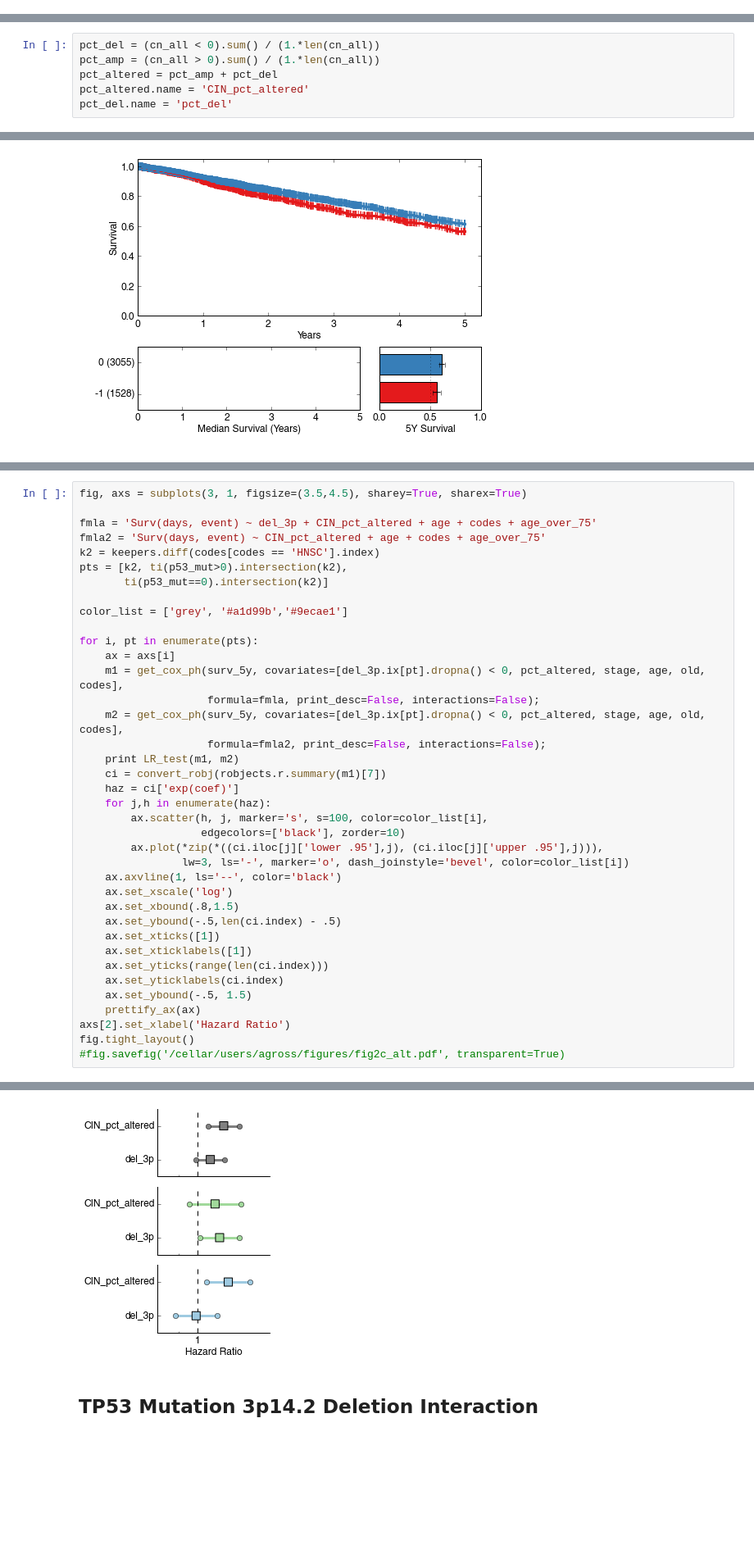
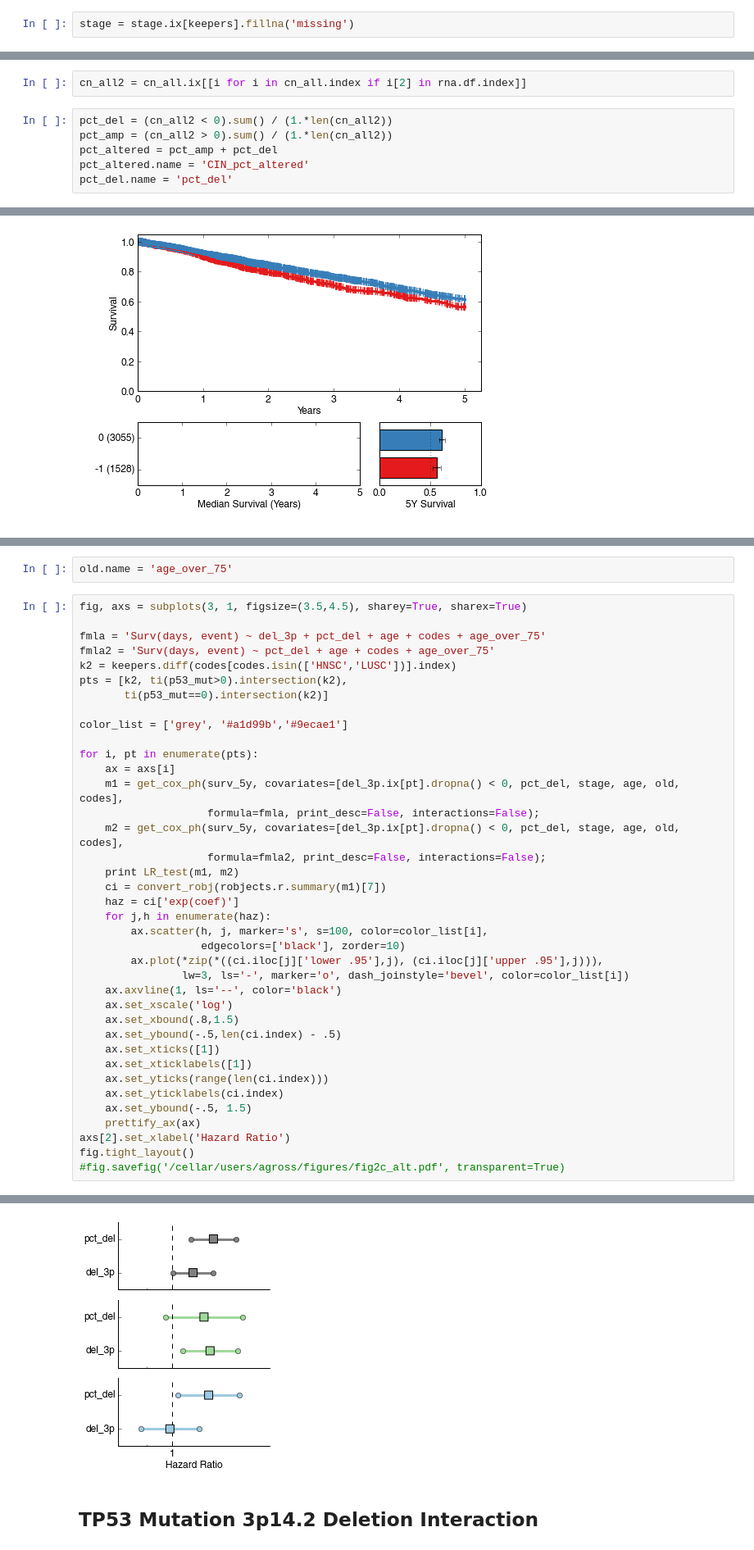
Before and after one commit to theandygross/TCGA, a Jupyter notebook: Analysis_Notebooks/PANCAN_cohort.ipynb, the cells around one changed output, grey strips where cells are left out. Shown: that part at 82% size. Saved outputs shown, nothing was run; the diff lists cells and outputs as text; blank space fills up the shorter version.

```diff
--- a/Analysis_Notebooks/PANCAN_cohort.ipynb
+++ b/Analysis_Notebooks/PANCAN_cohort.ipynb
@@ -365,6 +355,8 @@ keepers = true_index((filters > 0).sum(1) == 0)
 keepers = keepers.intersection(surv_5y.unstack().index)
 keepers = keepers.intersection(p53_new.index).intersection(cn_all.columns)
 keepers = keepers.intersection(codes.index)
+# %%
+stage = stage.ix[keepers].fillna('missing')
 # %%
 len(keepers)
 # %% [output]
@@ -396,9 +388,11 @@ hazzard                                                   1.11
 dtype: object
 # %% [markdown]
 ## 3p14.2 Deletion
+# %%
+cn_all2 = cn_all.ix[[i for i in cn_all.index if i[2] in rna.df.index]]
 # %%
-pct_del = (cn_all < 0).sum() / (1.*len(cn_all))
-pct_amp = (cn_all > 0).sum() / (1.*len(cn_all))
+pct_del = (cn_all2 < 0).sum() / (1.*len(cn_all2))
+pct_amp = (cn_all2 > 0).sum() / (1.*len(cn_all2))
 pct_altered = pct_amp + pct_del
 pct_altered.name = 'CIN_pct_altered'
 pct_del.name = 'pct_del'
@@ -427,10 +421,12 @@ hazzard                                                   1.16
 dtype: object
+# %%
+old.name = 'age_over_75'
 # %%
 fig, axs = subplots(3, 1, figsize=(3.5,4.5), sharey=True, sharex=True)
 
-fmla = 'Surv(days, event) ~ del_3p + CIN_pct_altered + age + codes + age_over_75'
-fmla2 = 'Surv(days, event) ~ CIN_pct_altered + age + codes + age_over_75'
-k2 = keepers.diff(codes[codes == 'HNSC'].index)
+fmla = 'Surv(days, event) ~ del_3p + pct_del + age + codes + age_over_75'
+fmla2 = 'Surv(days, event) ~ pct_del + age + codes + age_over_75'
+k2 = keepers.diff(codes[codes.isin(['HNSC','LUSC'])].index)
 pts = [k2, ti(p53_mut>0).intersection(k2),
        ti(p53_mut==0).intersection(k2)]
 
@@ -438,9 +434,9 @@ color_list = ['grey', '#a1d99b','#9ecae1']
 
 for i, pt in enumerate(pts):
     ax = axs[i]
-    m1 = get_cox_ph(surv_5y, covariates=[del_3p.ix[pt].dropna() < 0, pct_altered, stage, age, old, codes],
+    m1 = get_cox_ph(surv_5y, covariates=[del_3p.ix[pt].dropna() < 0, pct_del, stage, age, old, codes],
                     formula=fmla, print_desc=False, interactions=False);
-    m2 = get_cox_ph(surv_5y, covariates=[del_3p.ix[pt].dropna() < 0, pct_altered, stage, age, old, codes],
+    m2 = get_cox_ph(surv_5y, covariates=[del_3p.ix[pt].dropna() < 0, pct_del, stage, age, old, codes],
                     formula=fmla2, print_desc=False, interactions=False);
     print LR_test(m1, m2)
     ci = convert_robj(robjects.r.summary(m1)[7])
@@ -470,4 +466,4 @@ fig.tight_layout()
-[figure, old version]
+[figure, new version]
 # %% [markdown]
 ## TP53 Mutation 3p14.2 Deletion Interaction
 # %%
```
Also changed, not shown: parts of 88 cells of this notebook, 6 other files.
